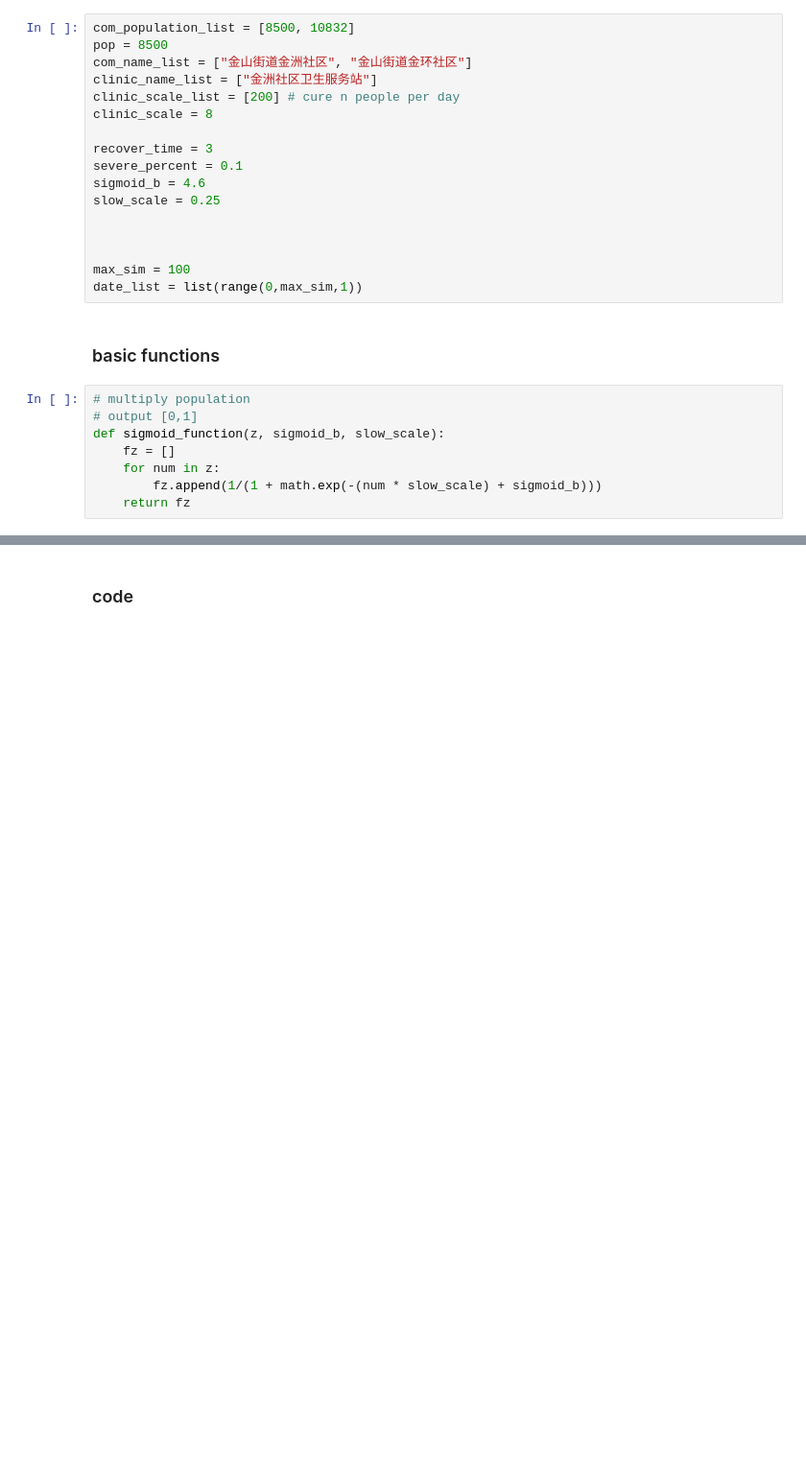
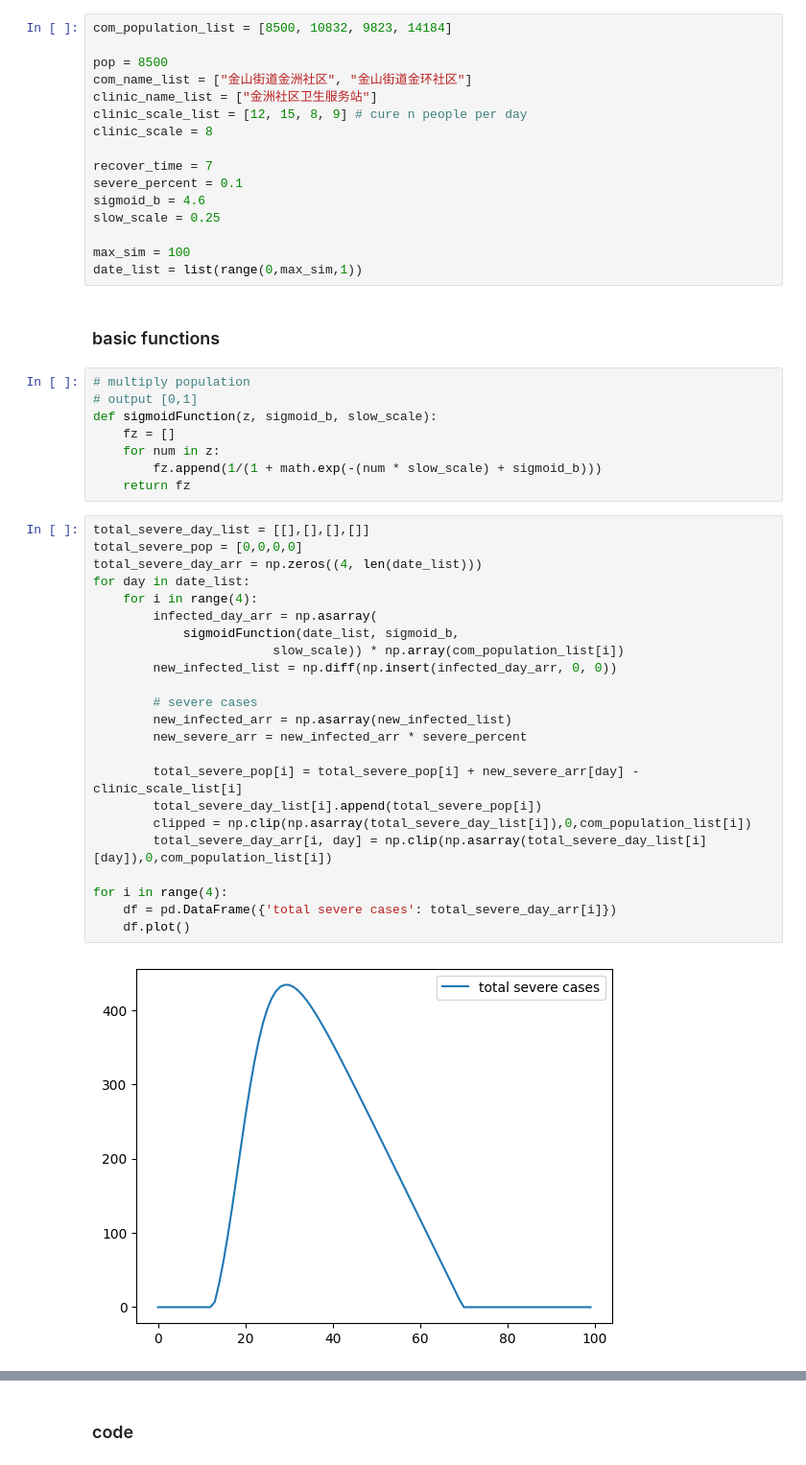
Before and after one commit to keke1022/DWP, a Jupyter notebook: single_clinic.ipynb, the cells around one changed output, grey strips where cells are left out. Shown at 96% size. Drawn from its saved outputs; the diff is of its cells as text; blank space fills up the shorter version.

Commit message:
fix: clinics only server the corresponding communities

```diff
--- a/single_clinic.ipynb
+++ b/single_clinic.ipynb
@@ -5,20 +5,19 @@ import pandas as pd
 # %% [markdown]
 ### data
 # %%
-com_population_list = [8500, 10832]
+com_population_list = [8500, 10832, 9823, 14184]
+
 pop = 8500
 com_name_list = ["金山街道金洲社区", "金山街道金环社区"]
 clinic_name_list = ["金洲社区卫生服务站"]
-clinic_scale_list = [200] # cure n people per day
+clinic_scale_list = [12, 15, 8, 9] # cure n people per day
 clinic_scale = 8
 
-recover_time = 3
+recover_time = 7
 severe_percent = 0.1
 sigmoid_b = 4.6
 slow_scale = 0.25
 
-
-
 max_sim = 100
 date_list = list(range(0,max_sim,1))
 # %% [markdown]
@@ -26,8 +25,33 @@ date_list = list(range(0,max_sim,1))
 # %%
 # multiply population
 # output [0,1]
-def sigmoid_function(z, sigmoid_b, slow_scale):
+def sigmoidFunction(z, sigmoid_b, slow_scale):
     fz = []
     for num in z:
         fz.append(1/(1 + math.exp(-(num * slow_scale) + sigmoid_b)))
     return fz
+# %%
+total_severe_day_list = [[],[],[],[]]
+total_severe_pop = [0,0,0,0]
+total_severe_day_arr = np.zeros((4, len(date_list)))
+for day in date_list:
+    for i in range(4):
+        infected_day_arr = np.asarray(
+            sigmoidFunction(date_list, sigmoid_b,
+                        slow_scale)) * np.array(com_population_list[i])
+        new_infected_list = np.diff(np.insert(infected_day_arr, 0, 0))
+
+        # severe cases
+        new_infected_arr = np.asarray(new_infected_list)
+        new_severe_arr = new_infected_arr * severe_percent
+
+        total_severe_pop[i] = total_severe_pop[i] + new_severe_arr[day] - clinic_scale_list[i]
+        total_severe_day_list[i].append(total_severe_pop[i])
+        clipped = np.clip(np.asarray(total_severe_day_list[i]),0,com_population_list[i])
+        total_severe_day_arr[i, day] = np.clip(np.asarray(total_severe_day_list[i][day]),0,com_population_list[i])
+
+for i in range(4):
+    df = pd.DataFrame({'total severe cases': total_severe_day_arr[i]})
+    df.plot()
+# %% [output]
+[figure, added]
```
Also changed, not shown: parts of 5 cells of this notebook, 1 other file.
